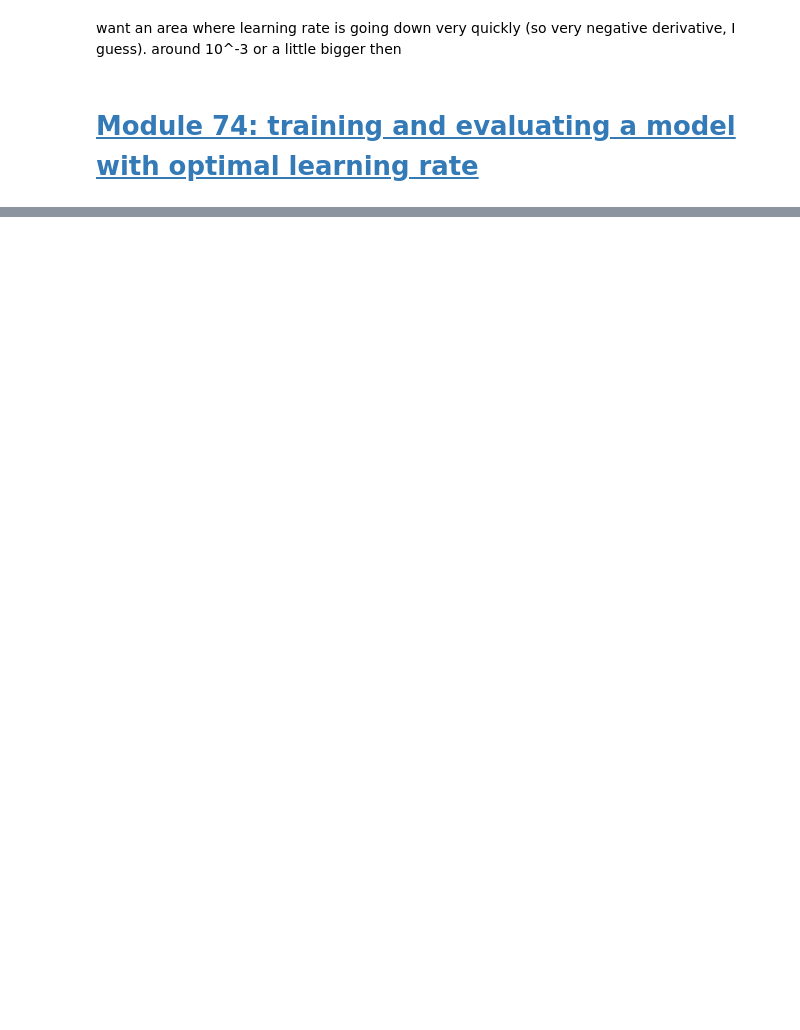
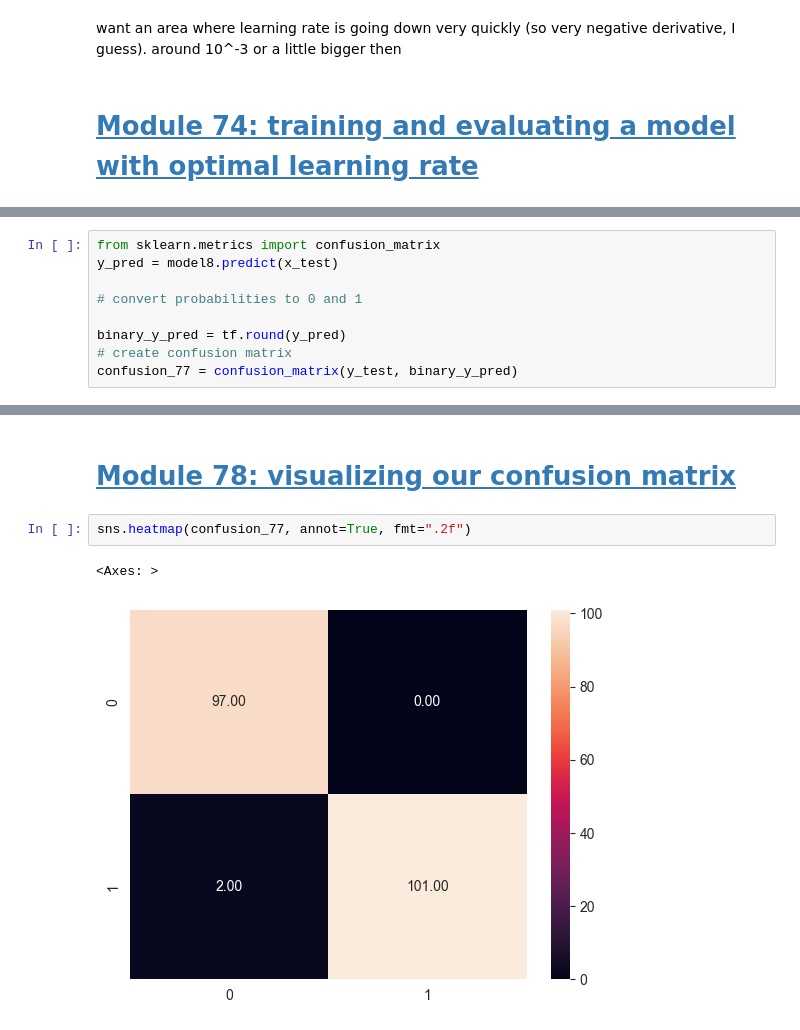
Before and after one commit to nripstein/Tensorflow-Tutorial, a Jupyter notebook: neural-network-classification.ipynb, the cells around one changed output, grey strips where cells are left out. Cells and saved outputs as stored; diff of their text form; blank space fills up the shorter version.

Commit message:
Finished module 84. started multi-class-classification.ipynb

```diff
--- a/neural-network-classification.ipynb
+++ b/neural-network-classification.ipynb
@@ -418,0 +471,9 @@ doing binary classifcation...
+# %%
+from sklearn.metrics import confusion_matrix
+y_pred = model8.predict(x_test)
+
+# convert probabilities to 0 and 1
+
+binary_y_pred = tf.round(y_pred)
+# create confusion matrix
+confusion_77 = confusion_matrix(y_test, binary_y_pred)
@@ -418,0 +482,7 @@ doing binary classifcation...
+# %% [markdown]
+# [Module 78: visualizing our confusion matrix](https://youtu.be/ZUKz4125WNI?t=6987)
+# %%
+sns.heatmap(confusion_77, annot=True, fmt=".2f")
+# %% [output]
+<Axes: >
+[figure, added]
```
Also changed, not shown: parts of 21 cells of this notebook, 1 other file.
